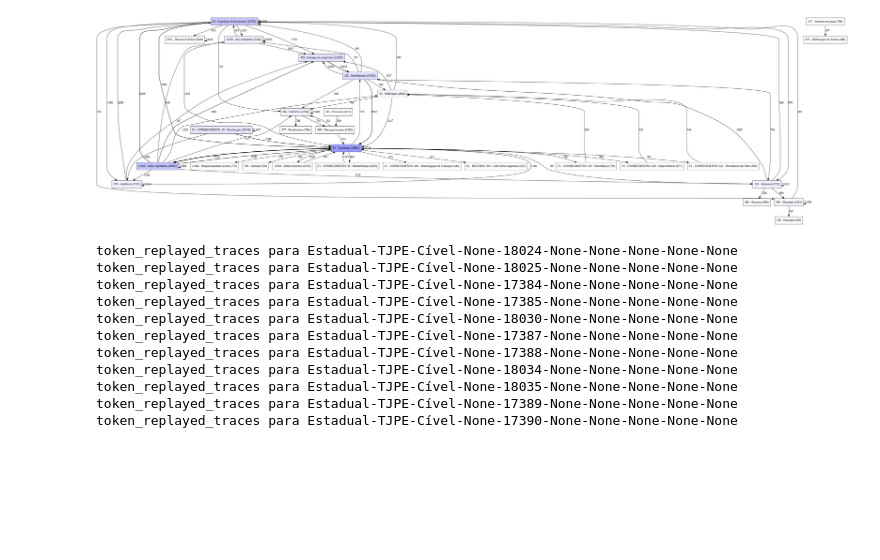
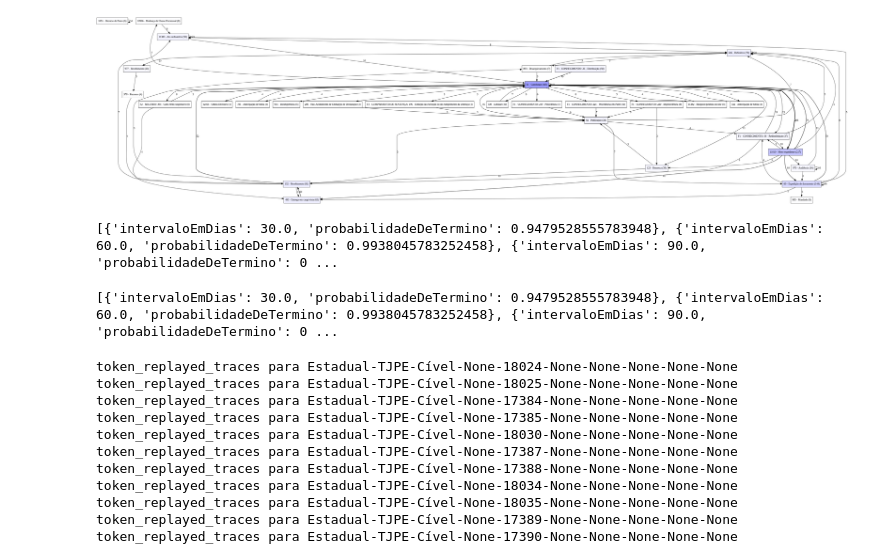
Before and after one commit to clebertmoura/inova-cnj, a Jupyter notebook: work/PM-GerarModelos.ipynb, the cells around one changed output. Cells and saved outputs as stored; diff of their text form; code cells hidden in the pictures; blank space fills up the shorter version.

Commit message:
estatisticas previsao conclusao

```diff
--- a/work/PM-GerarModelos.ipynb
+++ b/work/PM-GerarModelos.ipynb
@@ -89,7 +94,7 @@ def gerar_log_eventos(ramo_justica, codtribunal, atuacao, grau, codorgaoj, codna
         qry+= "  fat.mov_dtmov as mov_dtmov "
         qry+= "FROM " + tabela_fato + " fat "
         qry+= "INNER JOIN inovacnj.acervo_processo_" + sufixo_ramo + " ap ON ap.npu = fat.npu "
-        qry+= "INNER JOIN inovacnj.orgao_julgador oj ON oj.cod = fat.oj_cod::integer "
+        qry+= "INNER JOIN inovacnj.orgao_julgador oj ON oj.cod = ap.oj_cod::integer "
         qry+= "INNER JOIN inovacnj.movimentocnj mov ON mov.cod = fat.mov_cod "
         qry+= "INNER JOIN inovacnj.natureza_classe nc ON nc.cod_classe = fat.codclasse "
         qry+= "INNER JOIN inovacnj.natureza nat ON nat.cod = nc.cod_natureza "
@@ -282,12 +349,22 @@ def gerar_orgaosjulgadores_modelfit_from_params(ramo_justica, codtribunal, atuac
 
     return sorted_orgaos_model_fit
 # %%
-eventLog = gerar_log_eventos('Estadual', 'TJPE', 'Cível', None, None, None, None, None, None, None, '65')
+eventLog = gerar_log_eventos('Estadual', 'TJPE', 'Cível', None, '18030', None, None, None, None, None, '65')
 if eventLog != None :
     dfg = gerar_dfg_model_from_log_eventos(eventLog)
     gviz = gerar_view_dfg_model(eventLog, dfg, metric_type = 'FREQUENCY')
     dfg_visualization.view(gviz)
 # %% [output]
-[figure, old version]
+[figure, new version]
+# %%
+previsoes = gerar_previsoes_modelo_from_params('Estadual', 'TJPE', 'Cível', None, '18030', None, None, None, None, None, '65')
+print(previsoes)
+# %% [output]
+[{'intervaloEmDias': 30.0, 'probabilidadeDeTermino': 0.9479528555783948}, {'intervaloEmDias': 60.0, 'probabilidadeDeTermino': 0.9938045783252458}, {'intervaloEmDias': 90.0, 'probabilidadeDeTermino': 0 ...
+# %%
+estat = gerar_estatistica_model_from_params('Estadual', 'TJPE', 'Cível', None, '18030', None, None, None, None, None, '65')
+print(estat.previsoes_termino)
+# %% [output]
+[{'intervaloEmDias': 30.0, 'probabilidadeDeTermino': 0.9479528555783948}, {'intervaloEmDias': 60.0, 'probabilidadeDeTermino': 0.9938045783252458}, {'intervaloEmDias': 90.0, 'probabilidadeDeTermino': 0 ...
 # %%
 models_fit = gerar_orgaosjulgadores_modelfit_from_params('Estadual', 'TJPE', 'Cível', None, None, None, None, None, None, None, '65')
```
Also changed, not shown: parts of 8 cells of this notebook, 3 other files.
